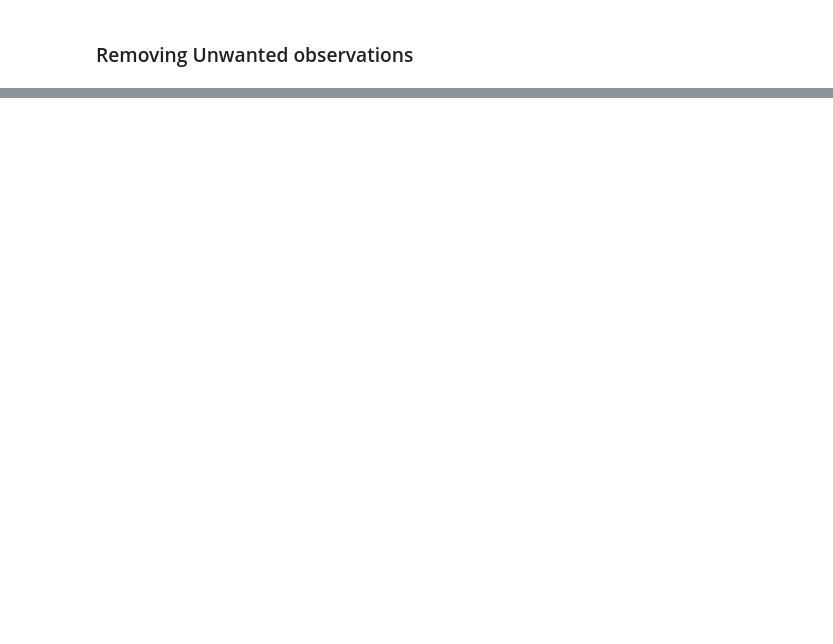
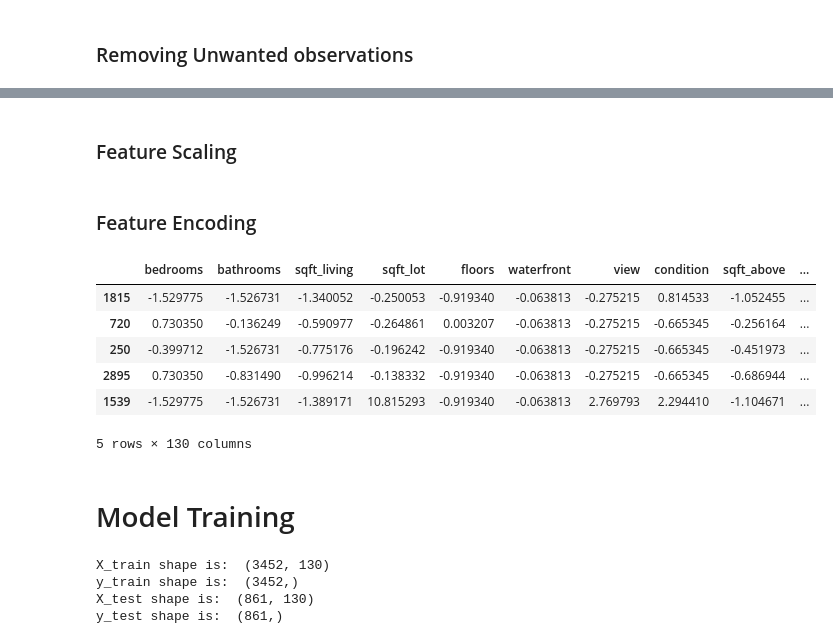
Before and after one commit to bedirhansarihan/house-price-prediction, a Jupyter notebook: house_price_prediction.ipynb, the cells around one changed output, grey strips where cells are left out. Saved outputs shown, nothing was run; the diff lists cells and outputs as text; code cells hidden in the pictures; blank space fills up the shorter version.

```diff
--- a/house_price_prediction.ipynb
+++ b/house_price_prediction.ipynb
@@ -350,0 +305,11 @@ StandardScaler()
+# %%
+# Calculate IQR for 'price' in train_set
+Q1 = train_set['price'].quantile(0.25)
+Q3 = train_set['price'].quantile(0.75)
+IQR = Q3 - Q1
+
+lower_bound = Q1 - 1.5 * IQR
+upper_bound = Q3 + 1.5 * IQR
+
+train_set = train_set[(train_set['price'] >= lower_bound) & (train_set['price'] <= upper_bound)]
+test_set = test_set[(test_set['price'] >= lower_bound) & (test_set['price'] <= upper_bound)]
@@ -350,0 +318,55 @@ StandardScaler()
+# %%
+X_train = train_set.drop('price', axis=1)
+y_train = train_set['price'].copy()
+
+X_test = test_set.drop('price', axis=1)
+y_test = test_set['price'].copy()
+
+num_features = X_train.select_dtypes(include=['int64', 'float64'])
+cat_features = X_train.select_dtypes(include=['object'])
+# %% [markdown]
+### Feature Scaling
+# %%
+from sklearn.preprocessing import StandardScaler
+
+scaler = StandardScaler()
+
+X_train[num_features.columns] = scaler.fit_transform(X_train[num_features.columns])
+X_test[num_features.columns] = scaler.transform(X_test[num_features.columns])
+# %% [markdown]
+### Feature Encoding
+# %%
+import pandas as pd
+
+X_train_encoded = pd.get_dummies(X_train, columns=cat_features.columns, drop_first=True, dtype=int)
+
+# Get dummies for the testing set
+X_test_encoded = pd.get_dummies(X_test, columns=cat_features.columns, drop_first=True, dtype=int)
+
+# Align columns of the test set to match the training set
+X_test_encoded = X_test_encoded.reindex(columns=X_train_encoded.columns, fill_value=0)
+# %%
+X_train_encoded.head()
+# %% [output]
+|  | bedrooms | bathrooms | sqft_living | sqft_lot | floors | waterfront | view | condition | sqft_above | ... |
+| 1815 | -1.529775 | -1.526731 | -1.340052 | -0.250053 | -0.919340 | -0.063813 | -0.275215 | 0.814533 | -1.052455 | ... |
+| 720 | 0.730350 | -0.136249 | -0.590977 | -0.264861 | 0.003207 | -0.063813 | -0.275215 | -0.665345 | -0.256164 | ... |
+| 250 | -0.399712 | -1.526731 | -0.775176 | -0.196242 | -0.919340 | -0.063813 | -0.275215 | -0.665345 | -0.451973 | ... |
+| 2895 | 0.730350 | -0.831490 | -0.996214 | -0.138332 | -0.919340 | -0.063813 | -0.275215 | -0.665345 | -0.686944 | ... |
+| 1539 | -1.529775 | -1.526731 | -1.389171 | 10.815293 | -0.919340 | -0.063813 | 2.769793 | 2.294410 | -1.104671 | ... |
+5 rows × 130 columns
+# %% [markdown]
+# Model Training
+# %%
+X_train_final = X_train_encoded.copy()
+X_test_final = X_test_encoded.copy()
+
+print(f"X_train shape is:  {X_train_final.shape}")
+print(f"y_train shape is:  {y_train.shape}")
+print(f"X_test shape is:  {X_test_final.shape}")
+print(f"y_test shape is:  {y_test.shape}")
+# %% [output]
+X_train shape is:  (3452, 130)
+y_train shape is:  (3452,)
+X_test shape is:  (861, 130)
+y_test shape is:  (861,)
```
Also changed, not shown: parts of 20 cells of this notebook.
